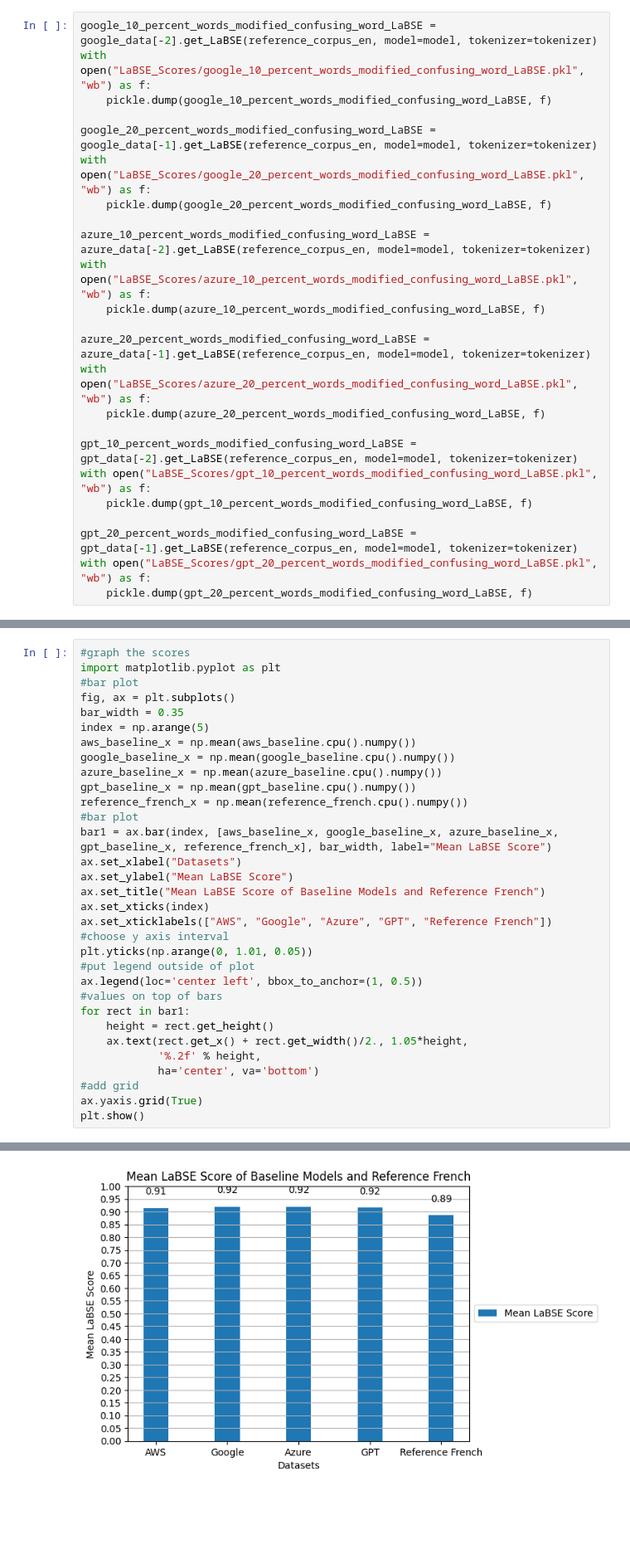
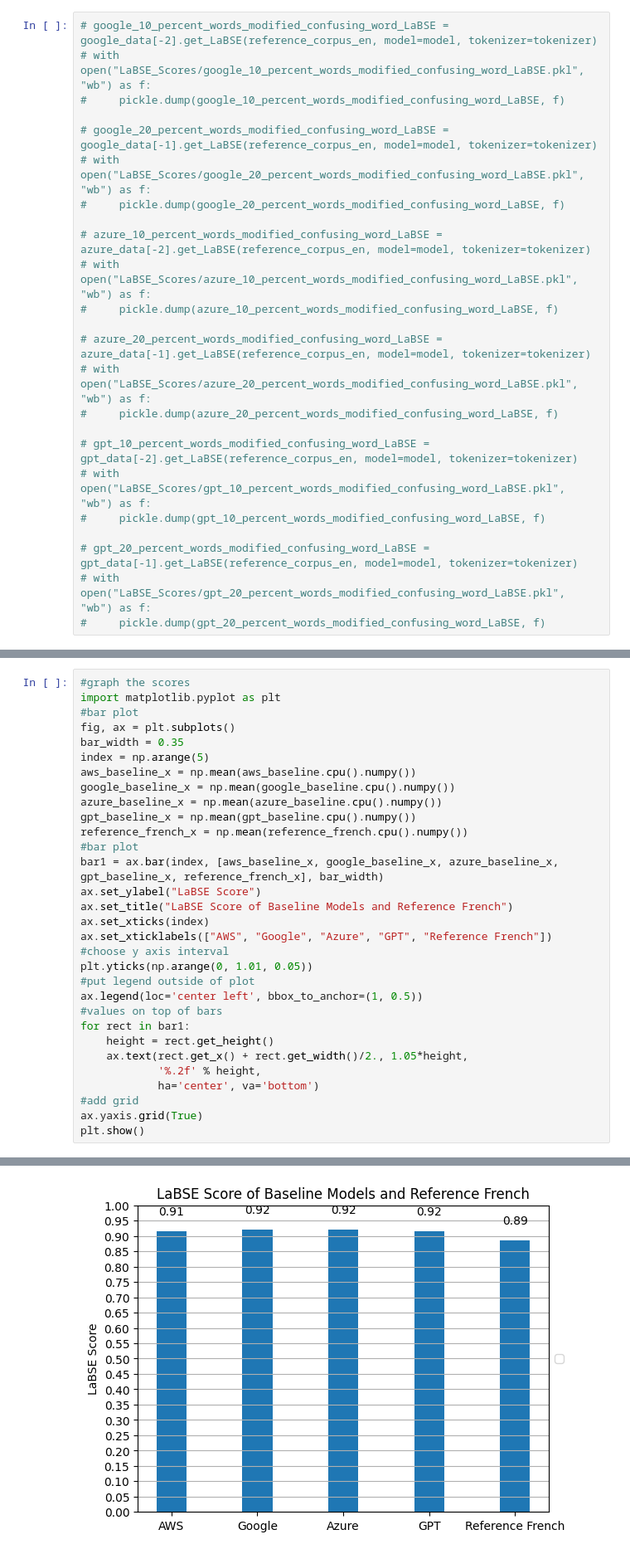
Before and after one commit to aimpowered/NLPdisparity, a Jupyter notebook: LaBSE_data.ipynb, the cells around one changed output, grey strips where cells are left out. Shown: that part at 83% size. Saved outputs shown, nothing was run; the diff lists cells and outputs as text; blank space fills up the shorter version.

```diff
--- a/LaBSE_data.ipynb
+++ b/LaBSE_data.ipynb
@@ -505,25 +483,25 @@ with open("LaBSE_Scores/aws_20_percent_words_modified_confusing_word_LaBSE.pkl",
 # %%
-google_10_percent_words_modified_confusing_word_LaBSE = google_data[-2].get_LaBSE(reference_corpus_en, model=model, tokenizer=tokenizer)
-with open("LaBSE_Scores/google_10_percent_words_modified_confusing_word_LaBSE.pkl", "wb") as f:
-    pickle.dump(google_10_percent_words_modified_confusing_word_LaBSE, f)
+# google_10_percent_words_modified_confusing_word_LaBSE = google_data[-2].get_LaBSE(reference_corpus_en, model=model, tokenizer=tokenizer)
+# with open("LaBSE_Scores/google_10_percent_words_modified_confusing_word_LaBSE.pkl", "wb") as f:
+#     pickle.dump(google_10_percent_words_modified_confusing_word_LaBSE, f)
 
-google_20_percent_words_modified_confusing_word_LaBSE = google_data[-1].get_LaBSE(reference_corpus_en, model=model, tokenizer=tokenizer)
-with open("LaBSE_Scores/google_20_percent_words_modified_confusing_word_LaBSE.pkl", "wb") as f:
-    pickle.dump(google_20_percent_words_modified_confusing_word_LaBSE, f)
+# google_20_percent_words_modified_confusing_word_LaBSE = google_data[-1].get_LaBSE(reference_corpus_en, model=model, tokenizer=tokenizer)
+# with open("LaBSE_Scores/google_20_percent_words_modified_confusing_word_LaBSE.pkl", "wb") as f:
+#     pickle.dump(google_20_percent_words_modified_confusing_word_LaBSE, f)
 
-azure_10_percent_words_modified_confusing_word_LaBSE = azure_data[-2].get_LaBSE(reference_corpus_en, model=model, tokenizer=tokenizer)
-with open("LaBSE_Scores/azure_10_percent_words_modified_confusing_word_LaBSE.pkl", "wb") as f:
-    pickle.dump(azure_10_percent_words_modified_confusing_word_LaBSE, f)
+# azure_10_percent_words_modified_confusing_word_LaBSE = azure_data[-2].get_LaBSE(reference_corpus_en, model=model, tokenizer=tokenizer)
+# with open("LaBSE_Scores/azure_10_percent_words_modified_confusing_word_LaBSE.pkl", "wb") as f:
+#     pickle.dump(azure_10_percent_words_modified_confusing_word_LaBSE, f)
 
-azure_20_percent_words_modified_confusing_word_LaBSE = azure_data[-1].get_LaBSE(reference_corpus_en, model=model, tokenizer=tokenizer)
-with open("LaBSE_Scores/azure_20_percent_words_modified_confusing_word_LaBSE.pkl", "wb") as f:
-    pickle.dump(azure_20_percent_words_modified_confusing_word_LaBSE, f)
+# azure_20_percent_words_modified_confusing_word_LaBSE = azure_data[-1].get_LaBSE(reference_corpus_en, model=model, tokenizer=tokenizer)
+# with open("LaBSE_Scores/azure_20_percent_words_modified_confusing_word_LaBSE.pkl", "wb") as f:
+#     pickle.dump(azure_20_percent_words_modified_confusing_word_LaBSE, f)
 
-gpt_10_percent_words_modified_confusing_word_LaBSE = gpt_data[-2].get_LaBSE(reference_corpus_en, model=model, tokenizer=tokenizer)
-with open("LaBSE_Scores/gpt_10_percent_words_modified_confusing_word_LaBSE.pkl", "wb") as f:
-    pickle.dump(gpt_10_percent_words_modified_confusing_word_LaBSE, f)
+# gpt_10_percent_words_modified_confusing_word_LaBSE = gpt_data[-2].get_LaBSE(reference_corpus_en, model=model, tokenizer=tokenizer)
+# with open("LaBSE_Scores/gpt_10_percent_words_modified_confusing_word_LaBSE.pkl", "wb") as f:
+#     pickle.dump(gpt_10_percent_words_modified_confusing_word_LaBSE, f)
 
-gpt_20_percent_words_modified_confusing_word_LaBSE = gpt_data[-1].get_LaBSE(reference_corpus_en, model=model, tokenizer=tokenizer)
-with open("LaBSE_Scores/gpt_20_percent_words_modified_confusing_word_LaBSE.pkl", "wb") as f:
-    pickle.dump(gpt_20_percent_words_modified_confusing_word_LaBSE, f)
+# gpt_20_percent_words_modified_confusing_word_LaBSE = gpt_data[-1].get_LaBSE(reference_corpus_en, model=model, tokenizer=tokenizer)
+# with open("LaBSE_Scores/gpt_20_percent_words_modified_confusing_word_LaBSE.pkl", "wb") as f:
+#     pickle.dump(gpt_20_percent_words_modified_confusing_word_LaBSE, f)
 # %%
@@ -713,10 +766,9 @@ azure_baseline_x = np.mean(azure_baseline.cpu().numpy())
 gpt_baseline_x = np.mean(gpt_baseline.cpu().numpy())
 reference_french_x = np.mean(reference_french.cpu().numpy())
 #bar plot
-bar1 = ax.bar(index, [aws_baseline_x, google_baseline_x, azure_baseline_x, gpt_baseline_x, reference_french_x], bar_width, label="Mean LaBSE Score")
-ax.set_xlabel("Datasets")
-ax.set_ylabel("Mean LaBSE Score")
-ax.set_title("Mean LaBSE Score of Baseline Models and Reference French")
+bar1 = ax.bar(index, [aws_baseline_x, google_baseline_x, azure_baseline_x, gpt_baseline_x, reference_french_x], bar_width)
+ax.set_ylabel("LaBSE Score")
+ax.set_title("LaBSE Score of Baseline Models and Reference French")
 ax.set_xticks(index)
 ax.set_xticklabels(["AWS", "Google", "Azure", "GPT", "Reference French"])
 #choose y axis interval
@@ -736,4 +789,4 @@ plt.show()
-[figure, old version]
+[figure, new version]
 # %%
 #Plot means in aws_data_LaBSE
 aws_data_LaBSE_means = [np.mean(i.cpu().numpy()) for i in aws_data_LaBSE]
```
Also changed, not shown: parts of 16 cells of this notebook, 5 other files.
